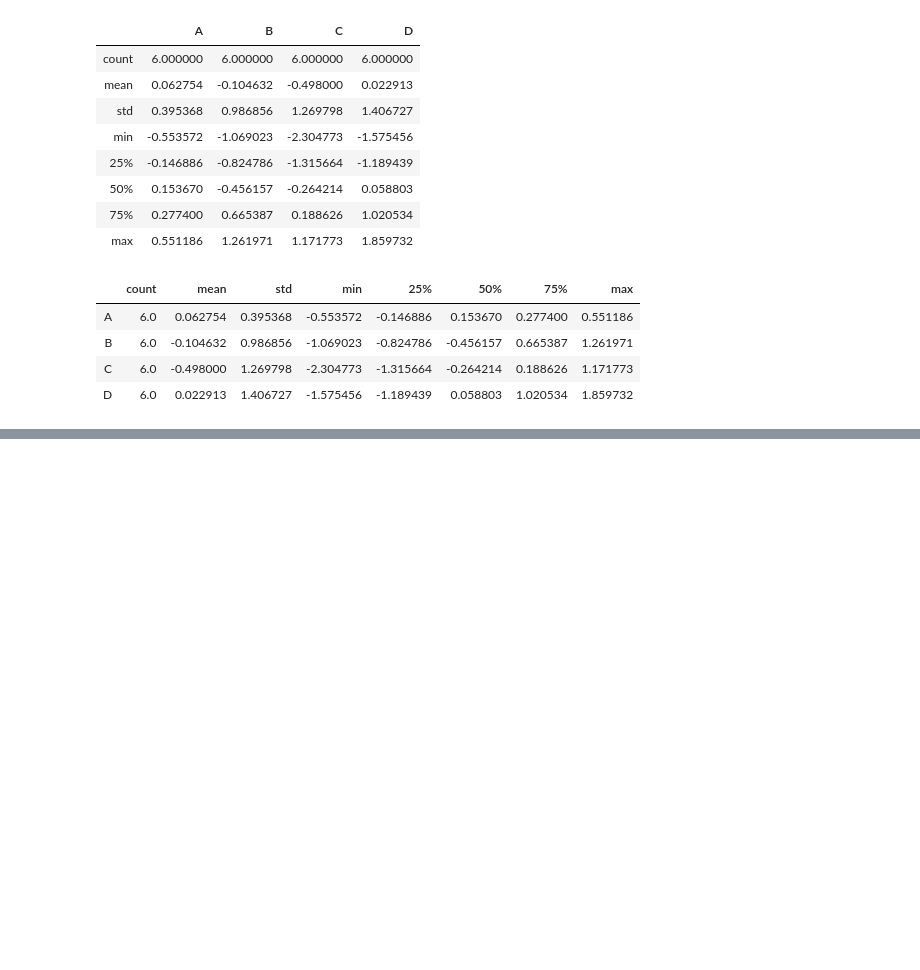
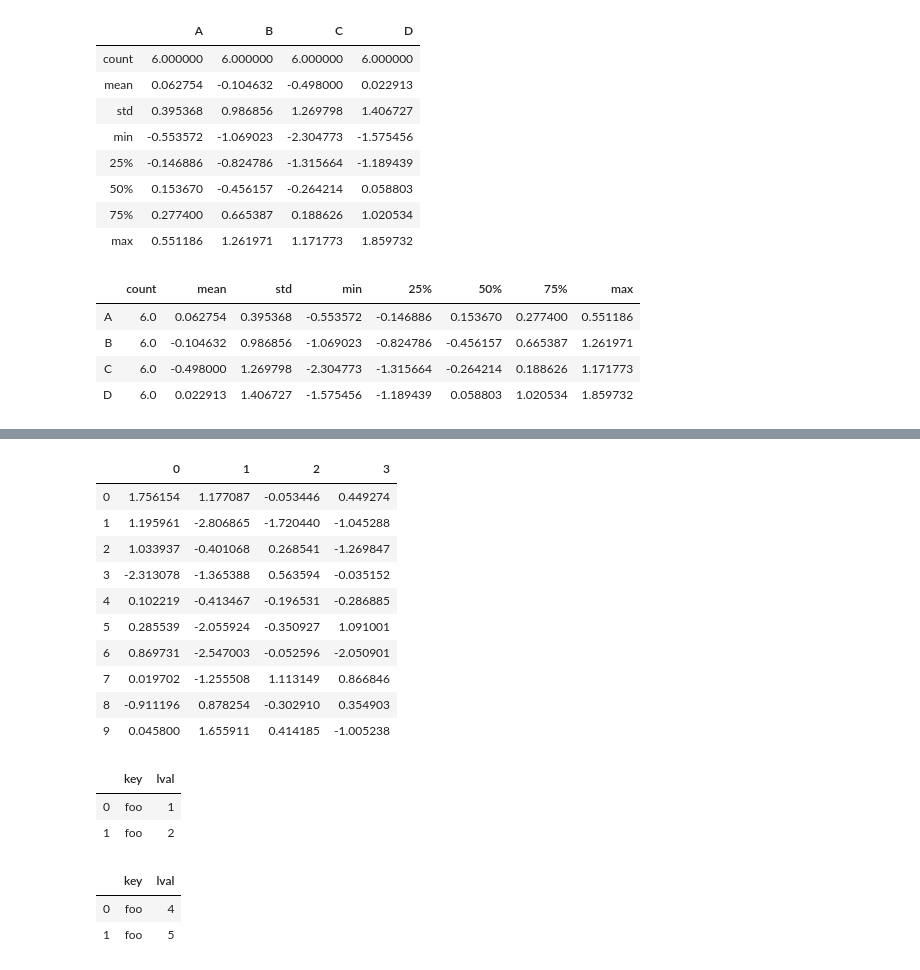
Before and after one commit to SuperSupeng/Data-analysis-with-python, a Jupyter notebook: dataAnalysis/Powerful-pandas/pandas基础.ipynb, the cells around one changed output, grey strips where cells are left out. Cells and saved outputs as stored; diff of their text form; code cells hidden in the pictures; blank space fills up the shorter version.

```diff
--- a/dataAnalysis/Powerful-pandas/pandas基础.ipynb
+++ b/dataAnalysis/Powerful-pandas/pandas基础.ipynb
@@ -98,0 +432,3 @@ df.describe().T
+# %%
+pieces = [df[:3], df[3:7], df[7:]]
+pieces
@@ -98,0 +449,28 @@ df.describe().T
+# %%
+pd.concat(pieces)
+# %% [output]
+|  | 0 | 1 | 2 | 3 |
+| 0 | 1.756154 | 1.177087 | -0.053446 | 0.449274 |
+| 1 | 1.195961 | -2.806865 | -1.720440 | -1.045288 |
+| 2 | 1.033937 | -0.401068 | 0.268541 | -1.269847 |
+| 3 | -2.313078 | -1.365388 | 0.563594 | -0.035152 |
+| 4 | 0.102219 | -0.413467 | -0.196531 | -0.286885 |
+| 5 | 0.285539 | -2.055924 | -0.350927 | 1.091001 |
+| 6 | 0.869731 | -2.547003 | -0.052596 | -2.050901 |
+| 7 | 0.019702 | -1.255508 | 1.113149 | 0.866846 |
+| 8 | -0.911196 | 0.878254 | -0.302910 | 0.354903 |
+| 9 | 0.045800 | 1.655911 | 0.414185 | -1.005238 |
+# %%
+left = pd.DataFrame({'key':['foo', 'foo'], 'lval':[1,2]})
+left
+# %% [output]
+|  | key | lval |
+| 0 | foo | 1 |
+| 1 | foo | 2 |
+# %%
+right = pd.DataFrame({'key':['foo', 'foo'], 'lval':[4,5]})
+right
+# %% [output]
+|  | key | lval |
+| 0 | foo | 4 |
+| 1 | foo | 5 |
```
Also changed, not shown: parts of 73 cells of this notebook, 1 other file.
